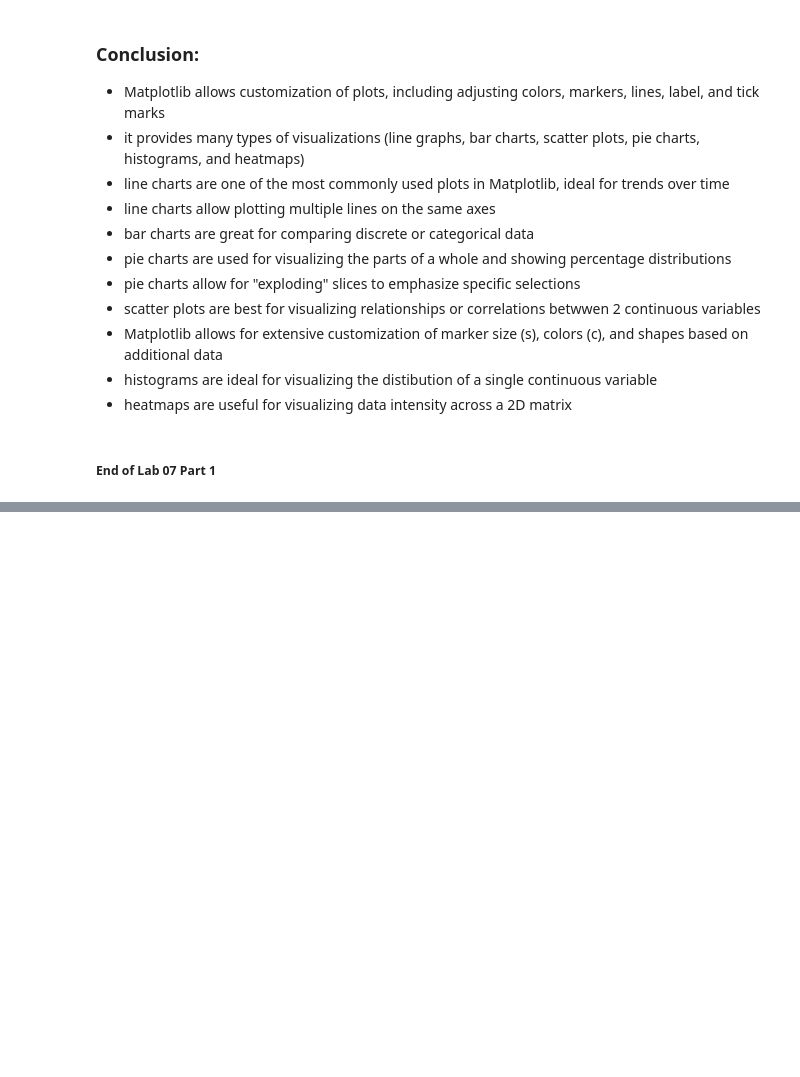
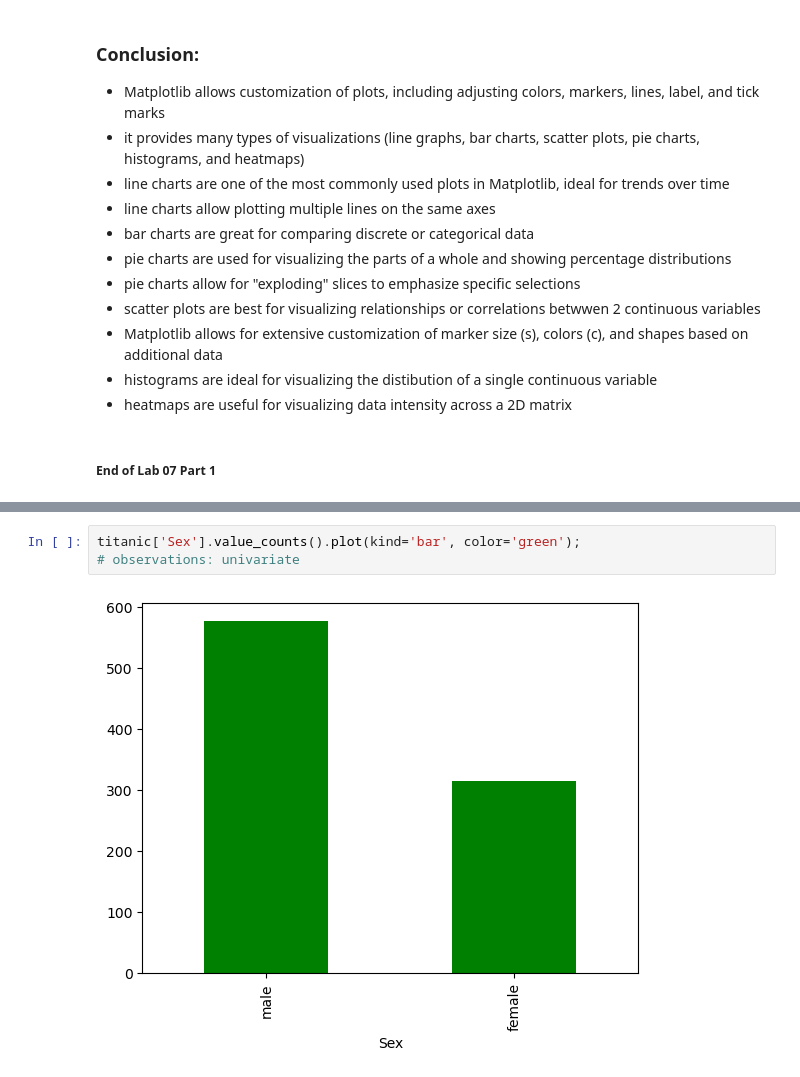
Before and after one commit to apbadzioch/DataSci_FA24, a Jupyter notebook: Module_07/Badzioch_Lab07_part1.ipynb, the cells around one changed output, grey strips where cells are left out. Cells and saved outputs as stored; diff of their text form; blank space fills up the shorter version.

```diff
--- a/Module_07/Badzioch_Lab07_part1.ipynb
+++ b/Module_07/Badzioch_Lab07_part1.ipynb
@@ -275,0 +477,5 @@ plt.gray() # makes everything gray scale
+# %%
+titanic['Sex'].value_counts().plot(kind='bar', color='green');
+# observations: univariate
+# %% [output]
+[figure, added]
```
Also changed, not shown: parts of 28 cells of this notebook.
